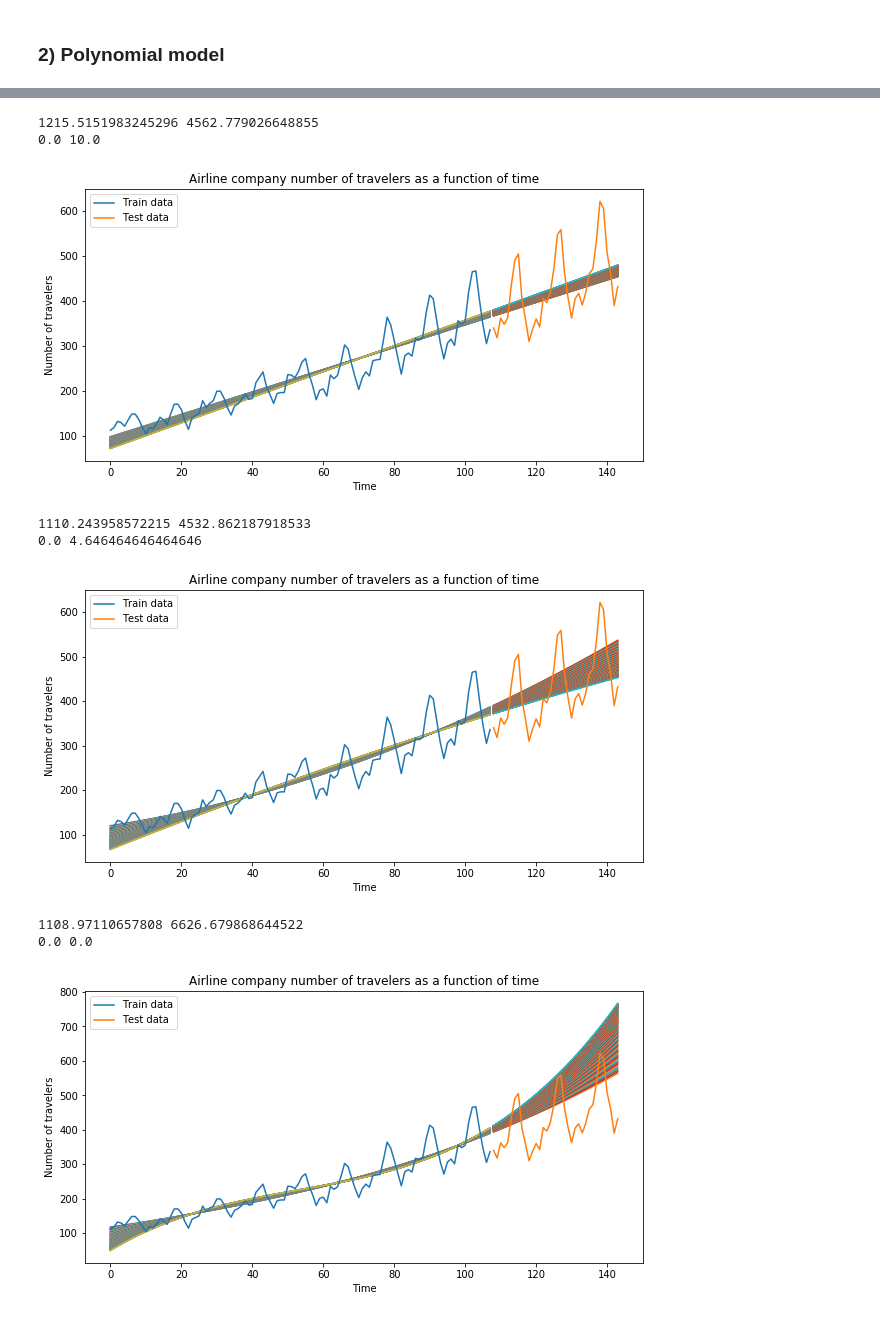
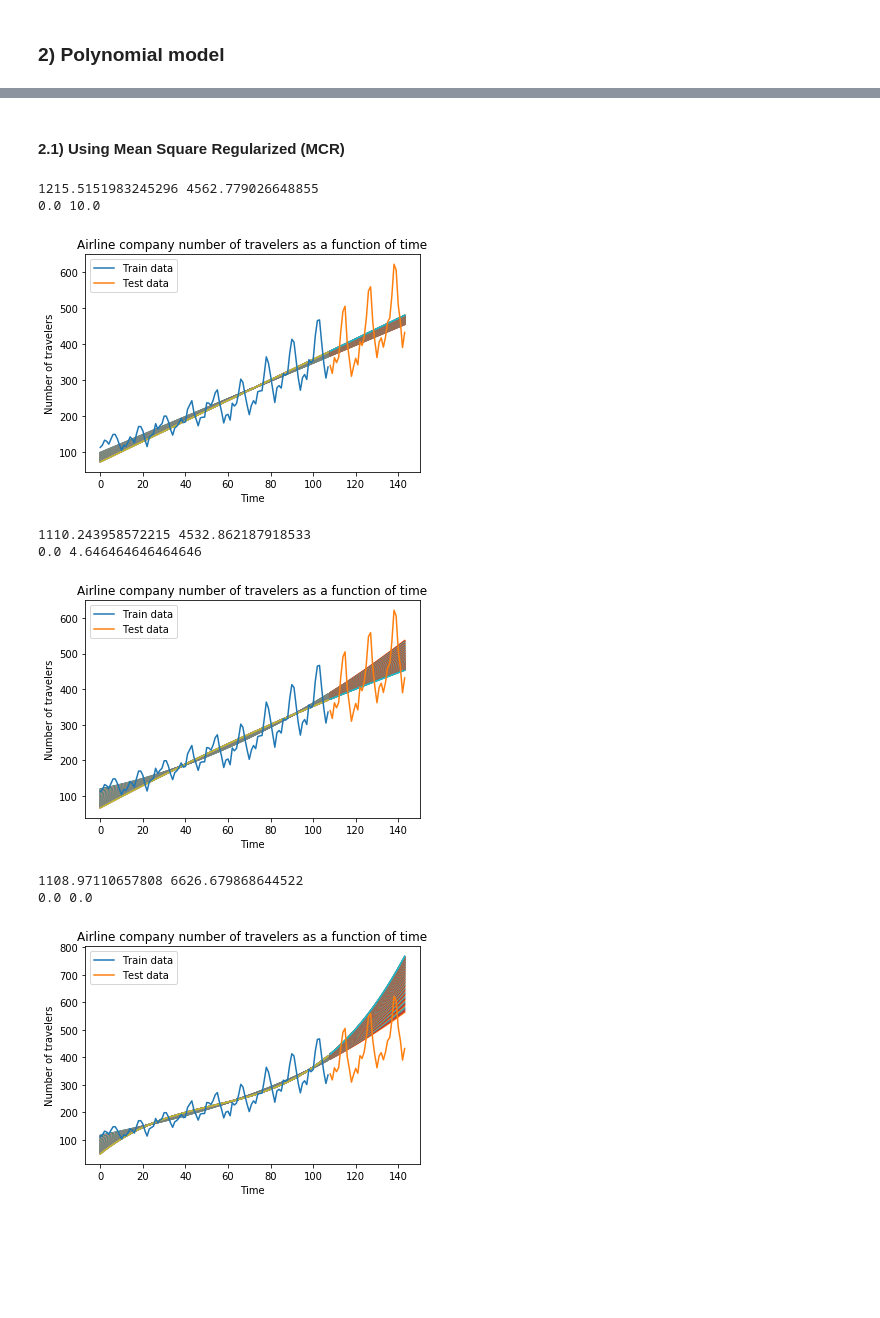
Before and after one commit to poupeaua/nolineal-reg, a Jupyter notebook: nolineal-reg.ipynb, the cells around one changed output, grey strips where cells are left out. Drawn from its saved outputs; the diff is of its cells as text; code cells hidden in the pictures; blank space fills up the shorter version.

```diff
--- a/nolineal-reg.ipynb
+++ b/nolineal-reg.ipynb
@@ -10,7 +10,7 @@ import scipy.optimize
 percent_train = 0.75
 
 # figure size
-plt.rcParams['figure.figsize'] = (10, 5)
+plt.rcParams['figure.figsize'] = (6, 4) # 16,9 para el notebook / 6,4 para el informe
 
 # import data to handle it easily after
 data = np.genfromtxt(fname="https://raw.githubusercontent.com/GAMES-UChile/Curso-Aprendizaje-de-Maquinas/master/datos/datosT2.txt")
@@ -56,3 +56,5 @@ Thus, we need to find the optimal $\theta^{\prime} = [\theta, \sigma^2_{\eta}]$
+# %% [markdown]
+#### 2.1) Using Mean Square Regularized (MCR)
 # %%
 def polyBaseMatrix(X, degree):
     """
@@ -72,7 +74,7 @@ def polyBaseMatrix(X, degree):
         phi_d_X = np.vstack((phi_d_X, X**d))
     return phi_d_X.T
 # %%
-def optimizerPolyMAP(X, Y, degree, rho=1):
+def optimizerPolyMCR(X, Y, degree, rho=1):
     """
         Compute the optimal parameters for a polynomial model.
         Warning : assert(len(X)==len(Y)) and degree >= 0.
@@ -99,7 +101,7 @@ for d in degree_values:
     test_MSEs = list()
     train_MSEs = list()
     for rho in rho_values:
-        opt_params = optimizerPolyMAP(X=X_train, Y=Y_train, degree=int(d), rho=rho)
+        opt_params = optimizerPolyMCR(X=X_train, Y=Y_train, degree=int(d), rho=rho)
 
         phi_d_X_train =  polyBaseMatrix(X=X_train, degree=int(d))
         phi_d_X_test = polyBaseMatrix(X=X_test, degree=int(d))
@@ -107,37 +109,37 @@ for d in degree_values:
         Y_pred_train = np.matmul(opt_params, phi_d_X_train.T)
         Y_pred_test = np.matmul(opt_params, phi_d_X_test.T)
 
         train_MSE = np.mean((Y_train - Y_pred_train)**2)
         test_MSE = np.mean((Y_test - Y_pred_test)**2)
         train_MSEs.append(train_MSE)
         test_MSEs.append(test_MSE)
 
         # display predictions
         plt.plot(X_train, Y_pred_train)
         plt.plot(X_test, Y_pred_test)
 
     best_test_MSE = np.min(test_MSEs)
     best_rho_test = rho_values[np.argmin(test_MSEs)]
     best_train_MSE = np.min(train_MSEs)
     best_rho_train = rho_values[np.argmin(train_MSEs)]
     print(best_train_MSE, best_test_MSE)
     print(best_rho_train, best_rho_test)
 
     # display real values
     plt.plot(X_train, Y_train, label="Train data")
     plt.plot(X_test, Y_test, label="Test data")
     plt.title("Airline company number of travelers as a function of time")
     plt.xlabel("Time")
     plt.ylabel("Number of travelers")
     plt.legend()
     plt.show()
 # %% [output]
 1215.5151983245296 4562.779026648855
 0.0 10.0
-[figure, old version]
+[figure, new version]
 1110.243958572215 4532.862187918533
 0.0 4.646464646464646
-[figure, old version]
+[figure, new version]
 1108.97110657808 6626.679868644522
 0.0 0.0
-[figure, old version]
+[figure, new version]
```
Also changed, not shown: parts of 20 cells of this notebook, 10 other files.
